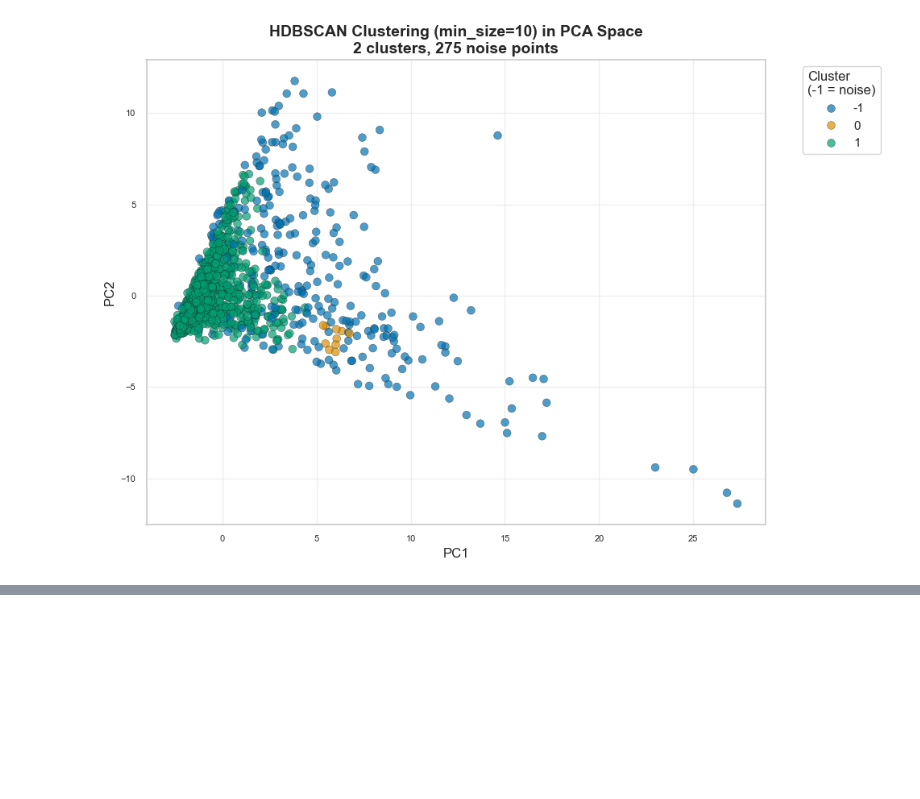
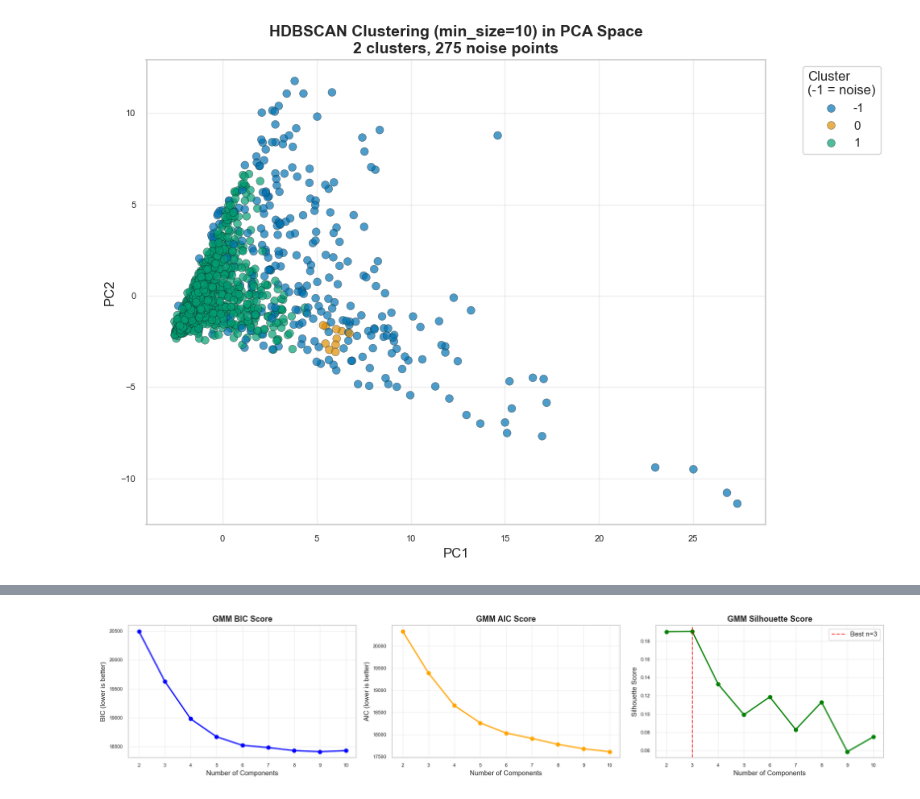
Before and after one commit to hiimnhan/scc451, a Jupyter notebook: task1.ipynb, the cells around one changed output, grey strips where cells are left out. Cells and saved outputs as stored; diff of their text form; code cells hidden in the pictures; blank space fills up the shorter version.

```diff
--- a/task1.ipynb
+++ b/task1.ipynb
@@ -461,22 +450,6 @@ hdbscan_labels = hdbscan_best.fit_predict(X_pca)
 # Get statistics
 n_clusters = len(np.unique(hdbscan_labels[hdbscan_labels != -1]))
 n_noise = np.sum(hdbscan_labels == -1)
-
-print(f"\n{'='*80}")
-print(f"HDBSCAN Best Configuration")
-print('='*80)
-print(f"min_cluster_size = {best_min_size}")
-print(f"Number of clusters = {n_clusters}")
-print(f"Noise points = {n_noise} ({n_noise/len(hdbscan_labels)*100:.2f}%)")
-
-if n_clusters >= 2:
-    valid_mask = hdbscan_labels != -1
-    if np.sum(valid_mask) >= 2:
-        scores = compute_scores(X_pca[valid_mask], hdbscan_labels[valid_mask])
-        print(f"Silhouette Score    = {scores['silhouette']:.4f}")
-        print(f"Davies-Bouldin      = {scores['db']:.4f}")
-        print(f"Calinski-Harabasz   = {scores['ch']:.2f}")
-print('='*80)
 # %% [output]
 ================================================================================
 HDBSCAN Best Configuration
@@ -553,0 +490,71 @@ Key Differences:
+# %%
+from sklearn.mixture import GaussianMixture
+
+n_components_range = range(2, 11)
+gmm_results = []
+best_gmm_model = None
+best_gmm_scores = None
+
+for n_comp in n_components_range:
+    gmm = GaussianMixture(
+        n_components=n_comp,
+        covariance_type='full',
+        n_init=10,
+        random_state=42
+    )
+    gmm_labels = gmm.fit_predict(X_pca)
+    scores = compute_scores(X_pca, gmm_labels)
+
+    # Store results
+    gmm_results.append({
+        'n_components': n_comp,
+        'bic': gmm.bic(X_pca),
+        'aic': gmm.aic(X_pca),
+        **scores
+    })
+
+    if np.isfinite(scores["silhouette"]) and (
+        best_gmm_scores is None or scores["silhouette"] > best_gmm_scores["silhouette"]
+    ):
+        best_gmm_model = (gmm, gmm_labels)
+        best_gmm_scores = scores
+
+if best_gmm_model is None:
+    raise RuntimeError("GMM did not produce a valid clustering.")
+
+best_n_comp = best_gmm_model[0].n_components
+best_gmm_labels = best_gmm_model[1]
+
+gmm_df = pd.DataFrame(gmm_results).set_index('n_components')
+
+# Visualize GMM model selection
+fig, axes = plt.subplots(1, 3, figsize=(18, 4))
+
+# BIC curve
+axes[0].plot(gmm_df.index, gmm_df["bic"], marker="o", color="blue", linewidth=2)
+axes[0].set_title("GMM BIC Score", fontsize=13, fontweight='bold')
+axes[0].set_xlabel("Number of Components", fontsize=11)
+axes[0].set_ylabel("BIC (lower is better)", fontsize=11)
+axes[0].grid(True, alpha=0.3)
+
+# AIC curve
+axes[1].plot(gmm_df.index, gmm_df["aic"], marker="o", color="orange", linewidth=2)
+axes[1].set_title("GMM AIC Score", fontsize=13, fontweight='bold')
+axes[1].set_xlabel("Number of Components", fontsize=11)
+axes[1].set_ylabel("AIC (lower is better)", fontsize=11)
+axes[1].grid(True, alpha=0.3)
+
+# Silhouette score
+axes[2].plot(gmm_df.index, gmm_df["silhouette"], marker="o", color="green", linewidth=2)
+axes[2].axvline(best_n_comp, color='red', linestyle='--', alpha=0.7, label=f"Best n={best_n_comp}")
+axes[2].set_title("GMM Silhouette Score", fontsize=13, fontweight='bold')
+axes[2].set_xlabel("Number of Components", fontsize=11)
+axes[2].set_ylabel("Silhouette Score", fontsize=11)
+axes[2].legend()
+axes[2].grid(True, alpha=0.3)
+
+plt.tight_layout()
+plt.savefig('gmm_analysis.png', dpi=300, bbox_inches='tight')
+plt.show()
+# %% [output]
+[figure, added]
```
Also changed, not shown: parts of 8 cells of this notebook, 8 other files.
